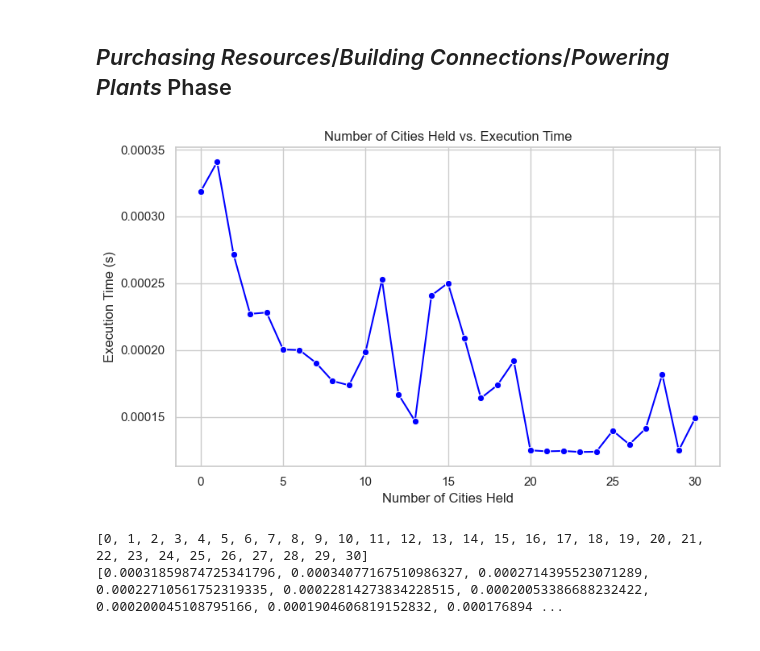
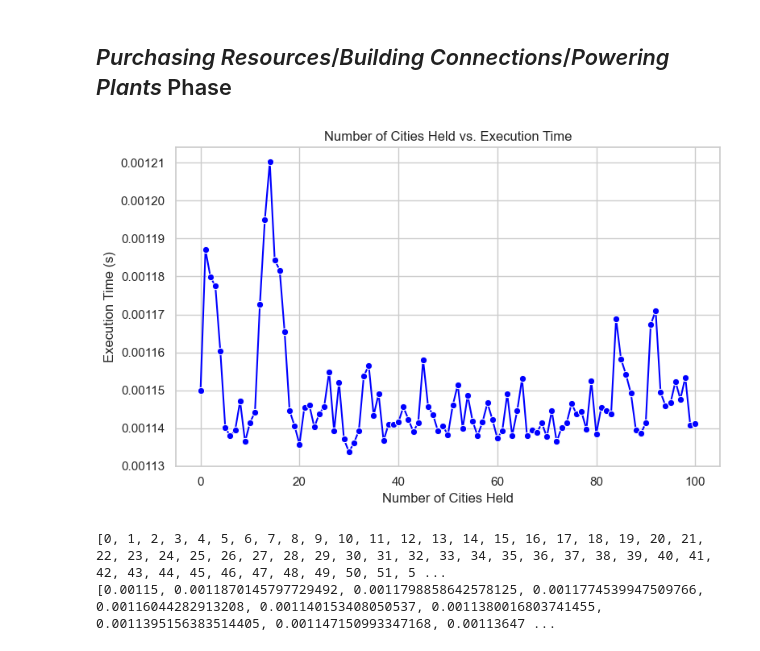
Before and after one commit to Cubified/power_grid, a Jupyter notebook: 00_algorithm_experiments.ipynb, the cells around one changed output. Cells and saved outputs as stored; diff of their text form; code cells hidden in the pictures.

```diff
--- a/00_algorithm_experiments.ipynb
+++ b/00_algorithm_experiments.ipynb
@@ -252,7 +254,7 @@ def phase2_purchase_build_power(P, Gp, C, f, ResourceCost, K, B):
         #print(f"i_star: {i_star}, cash: {i_best}, cities powered: {cities_powered}")
 
     # TODO: figure out why Pnew is empty -> Rt and Q are still empty lists
-    e = mst[0:(i_star)]
+    e = mst[0:max(0, i_star)]
     P_new = list(Pp[len(P)][f] - set(P))
     Rt = [ rt for (_, rt, _, _) in P_new ]
     Q = [ ra for (_, _, ra, _) in P_new ]
@@ -732,7 +731,7 @@ plt.show()
 [figure]
 # %%
 P = []
-for j in range(0, 150):
+for j in range(0, 50):
     P.append((random.randint(1, 20), ['Coal', 'Oil', 'Trash', 'Uranium'][random.randint(0, 3)], random.randint(1, 6), random.randint(1, 6)))
 
 xs = []
@@ -808,45 +807,49 @@ print(ys)
 # %% [markdown]
 ## *Purchasing Resources*/*Building Connections*/*Powering Plants* Phase
 # %%
-G = nx.gnp_random_graph(30, 0.3)
+G = nx.gnp_random_graph(100, 0.3)
 for u, v in G.edges():
     G.edges[u, v]['weight'] = random.randint(1, 20)
 
-Gp, _ = phase0_solve_kmst(G, 30)
+Gp, _ = phase0_solve_kmst(G, 100)
 B = 1
+f = 100
 
 xs = []
 ys = []
 max_c = len(G.nodes) + 1
-n_trials = 20
+n_trials = 100
 for i in tqdm(range(0, max_c)):
-    avg = 0
+    avg = []
     for j in range(n_trials):
         start = time.time()
         phase2_purchase_build_power(P_player, Gp, list(G.nodes)[None:0:None][:i], f, ResourceCost, K, B)
         end = time.time()
-        avg += end - start
+        avg.append(end - start)
+
+    avg = sorted(avg)
+    subavg = avg[30:-30]
 
     xs.append(i)
-    ys.append(avg / n_trials)
+    ys.append(sum(subavg) / len(subavg))
 
 sns.set(style="whitegrid")
 fig, ax = plt.subplots(1, 1, figsize=(8, 5))
 
 sns.lineplot(x=xs, y=ys, marker='o', color='blue', ax=ax)
 ax.set_title("Number of Cities Held vs. Execution Time")
 ax.set_xlabel("Number of Cities Held")
 ax.set_ylabel("Execution Time (s)")
 
 plt.tight_layout()
 plt.show()
 
 print(xs)
 print(ys)
 # %% [output]
-[figure, old version]
+[figure, new version]
-[0, 1, 2, 3, 4, 5, 6, 7, 8, 9, 10, 11, 12, 13, 14, 15, 16, 17, 18, 19, 20, 21, 22, 23, 24, 25, 26, 27, 28, 29, 30]
-[0.00031859874725341796, 0.00034077167510986327, 0.0002714395523071289, 0.00022710561752319335, 0.00022814273834228515, 0.00020053386688232422, 0.000200045108795166, 0.0001904606819152832, 0.000176894 ...
+[0, 1, 2, 3, 4, 5, 6, 7, 8, 9, 10, 11, 12, 13, 14, 15, 16, 17, 18, 19, 20, 21, 22, 23, 24, 25, 26, 27, 28, 29, 30, 31, 32, 33, 34, 35, 36, 37, 38, 39, 40, 41, 42, 43, 44, 45, 46, 47, 48, 49, 50, 51, 5 ...
+[0.00115, 0.0011870145797729492, 0.0011798858642578125, 0.0011774539947509766, 0.00116044282913208, 0.001140153408050537, 0.0011380016803741455, 0.0011395156383514405, 0.001147150993347168, 0.00113647 ...
 # %%
 G = nx.gnp_random_graph(30, 0.3)
 for u, v in G.edges():
```
Also changed, not shown: parts of 8 cells of this notebook.
